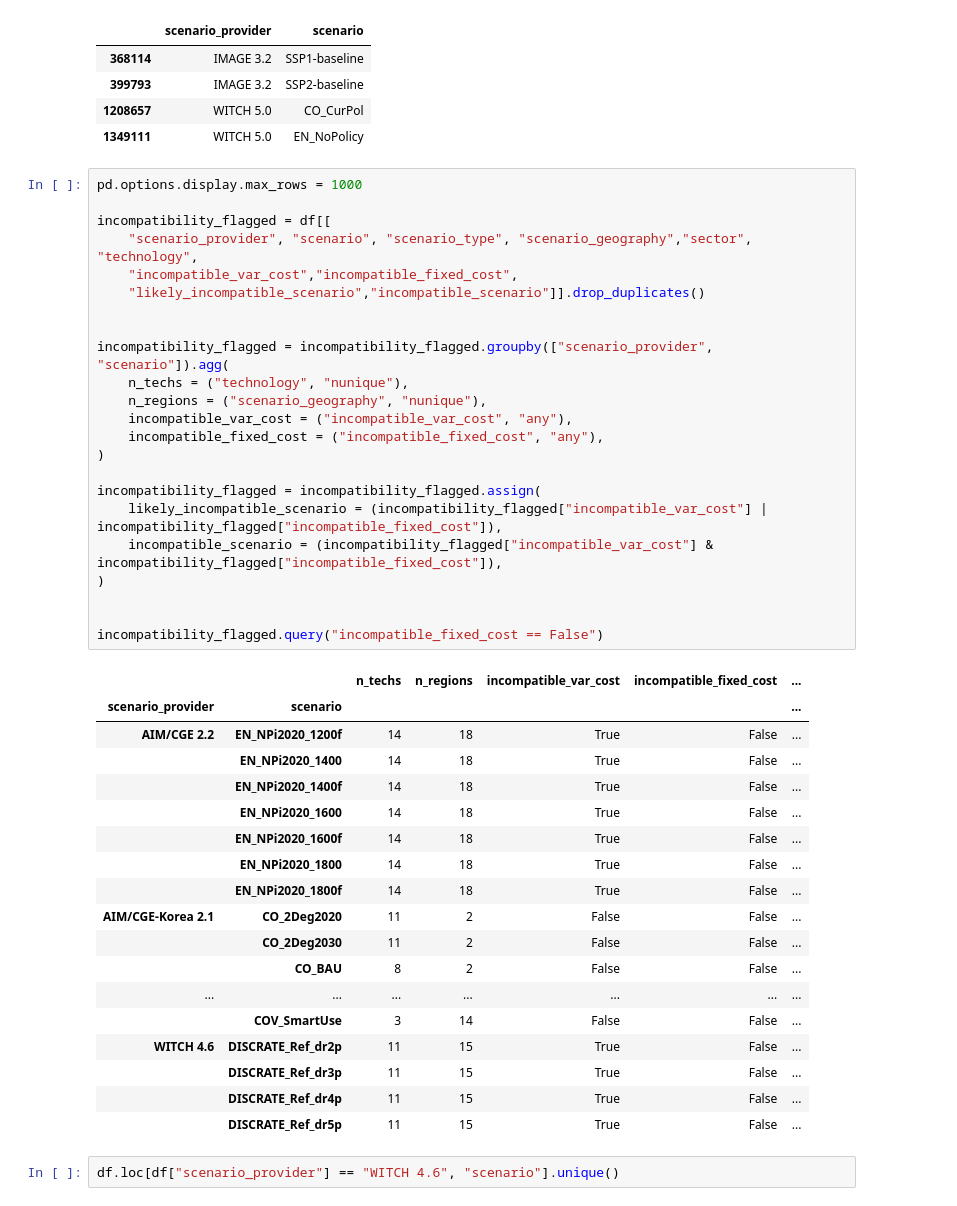
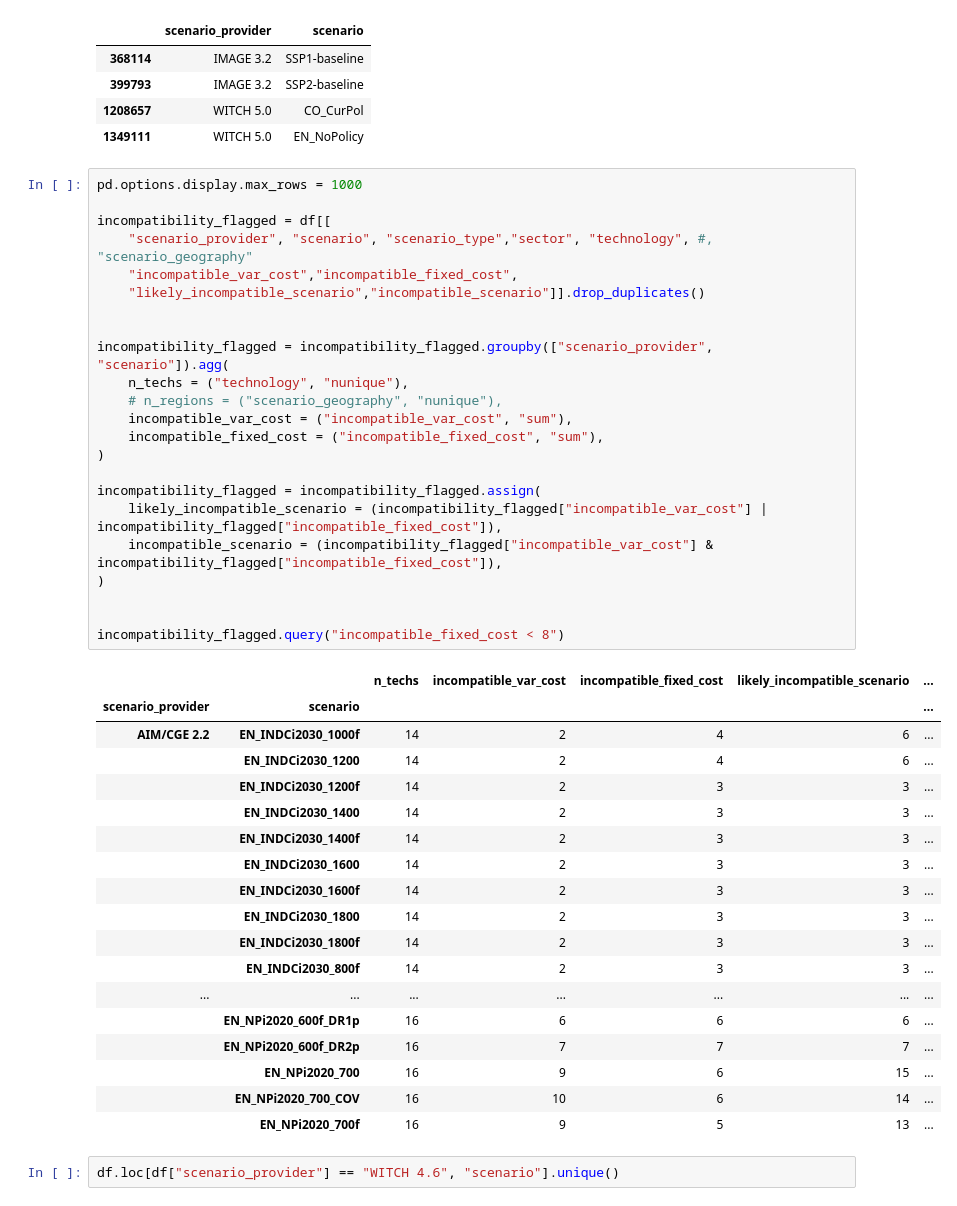
Before and after one commit to Theia-Finance-Labs/altr-model, a Jupyter notebook: notebooks/statdesc_scenarios_data.ipynb, the cells around one changed output. Drawn from its saved outputs; the diff is of its cells as text.

```diff
--- a/notebooks/statdesc_scenarios_data.ipynb
+++ b/notebooks/statdesc_scenarios_data.ipynb
@@ -28,45 +28,45 @@ df.loc[df["scenario_type"] == "baseline", ["scenario_provider", "scenario"]].dro
 # %%
 pd.options.display.max_rows = 1000
 
 incompatibility_flagged = df[[
-    "scenario_provider", "scenario", "scenario_type", "scenario_geography","sector", "technology",
+    "scenario_provider", "scenario", "scenario_type","sector", "technology", #, "scenario_geography"
     "incompatible_var_cost","incompatible_fixed_cost",
     "likely_incompatible_scenario","incompatible_scenario"]].drop_duplicates()
 
 
 incompatibility_flagged = incompatibility_flagged.groupby(["scenario_provider", "scenario"]).agg(
     n_techs = ("technology", "nunique"),
-    n_regions = ("scenario_geography", "nunique"),
-    incompatible_var_cost = ("incompatible_var_cost", "any"),
-    incompatible_fixed_cost = ("incompatible_fixed_cost", "any"),
+    # n_regions = ("scenario_geography", "nunique"),
+    incompatible_var_cost = ("incompatible_var_cost", "sum"),
+    incompatible_fixed_cost = ("incompatible_fixed_cost", "sum"),
 )
 
 incompatibility_flagged = incompatibility_flagged.assign(
     likely_incompatible_scenario = (incompatibility_flagged["incompatible_var_cost"] | incompatibility_flagged["incompatible_fixed_cost"]),
     incompatible_scenario = (incompatibility_flagged["incompatible_var_cost"] & incompatibility_flagged["incompatible_fixed_cost"]),
 )
 
 
-incompatibility_flagged.query("incompatible_fixed_cost == False")
+incompatibility_flagged.query("incompatible_fixed_cost < 8")
 # %% [output]
-|  |  | n_techs | n_regions | incompatible_var_cost | incompatible_fixed_cost | ... |
+|  |  | n_techs | incompatible_var_cost | incompatible_fixed_cost | likely_incompatible_scenario | ... |
 | scenario_provider | scenario |  |  |  |  | ... |
-| AIM/CGE 2.2 | EN_NPi2020_1200f | 14 | 18 | True | False | ... |
-|  | EN_NPi2020_1400 | 14 | 18 | True | False | ... |
-|  | EN_NPi2020_1400f | 14 | 18 | True | False | ... |
-|  | EN_NPi2020_1600 | 14 | 18 | True | False | ... |
-|  | EN_NPi2020_1600f | 14 | 18 | True | False | ... |
-|  | EN_NPi2020_1800 | 14 | 18 | True | False | ... |
-|  | EN_NPi2020_1800f | 14 | 18 | True | False | ... |
-| AIM/CGE-Korea 2.1 | CO_2Deg2020 | 11 | 2 | False | False | ... |
-|  | CO_2Deg2030 | 11 | 2 | False | False | ... |
-|  | CO_BAU | 8 | 2 | False | False | ... |
+| AIM/CGE 2.2 | EN_INDCi2030_1000f | 14 | 2 | 4 | 6 | ... |
+|  | EN_INDCi2030_1200 | 14 | 2 | 4 | 6 | ... |
+|  | EN_INDCi2030_1200f | 14 | 2 | 3 | 3 | ... |
+|  | EN_INDCi2030_1400 | 14 | 2 | 3 | 3 | ... |
+|  | EN_INDCi2030_1400f | 14 | 2 | 3 | 3 | ... |
+|  | EN_INDCi2030_1600 | 14 | 2 | 3 | 3 | ... |
+|  | EN_INDCi2030_1600f | 14 | 2 | 3 | 3 | ... |
+|  | EN_INDCi2030_1800 | 14 | 2 | 3 | 3 | ... |
+|  | EN_INDCi2030_1800f | 14 | 2 | 3 | 3 | ... |
+|  | EN_INDCi2030_800f | 14 | 2 | 3 | 3 | ... |
 | ... | ... | ... | ... | ... | ... | ... |
-|  | COV_SmartUse | 3 | 14 | False | False | ... |
-| WITCH 4.6 | DISCRATE_Ref_dr2p | 11 | 15 | True | False | ... |
-|  | DISCRATE_Ref_dr3p | 11 | 15 | True | False | ... |
-|  | DISCRATE_Ref_dr4p | 11 | 15 | True | False | ... |
-|  | DISCRATE_Ref_dr5p | 11 | 15 | True | False | ... |
+|  | EN_NPi2020_600f_DR1p | 16 | 6 | 6 | 6 | ... |
+|  | EN_NPi2020_600f_DR2p | 16 | 7 | 7 | 7 | ... |
+|  | EN_NPi2020_700 | 16 | 9 | 6 | 15 | ... |
+|  | EN_NPi2020_700_COV | 16 | 10 | 6 | 14 | ... |
+|  | EN_NPi2020_700f | 16 | 9 | 5 | 13 | ... |
 # %%
 df.loc[df["scenario_provider"] == "WITCH 4.6", "scenario"].unique()
 # %% [output]
```
Also changed, not shown: 2 other files.
